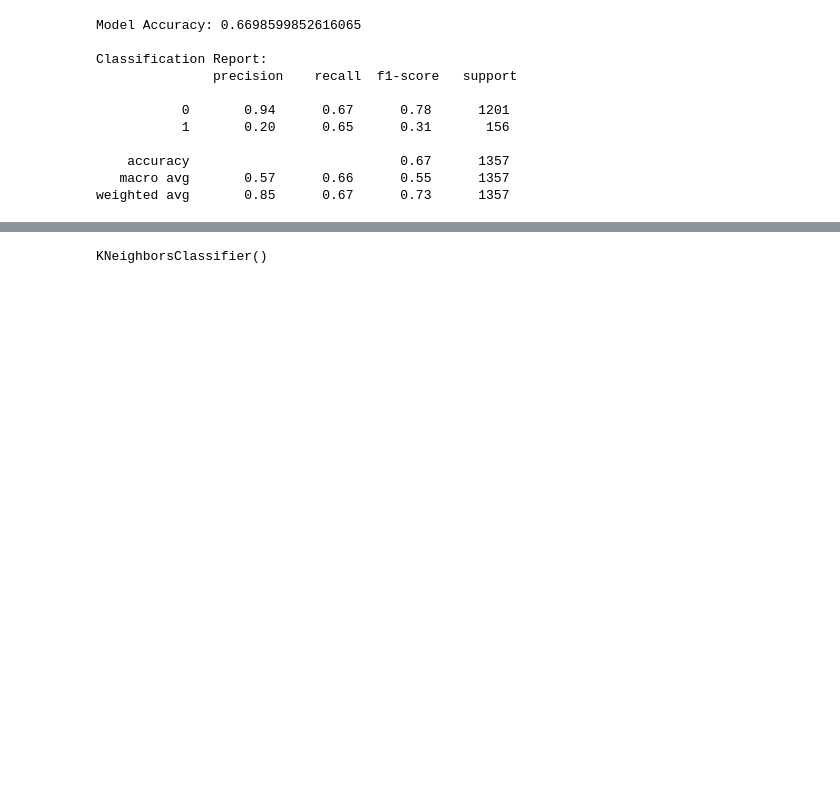
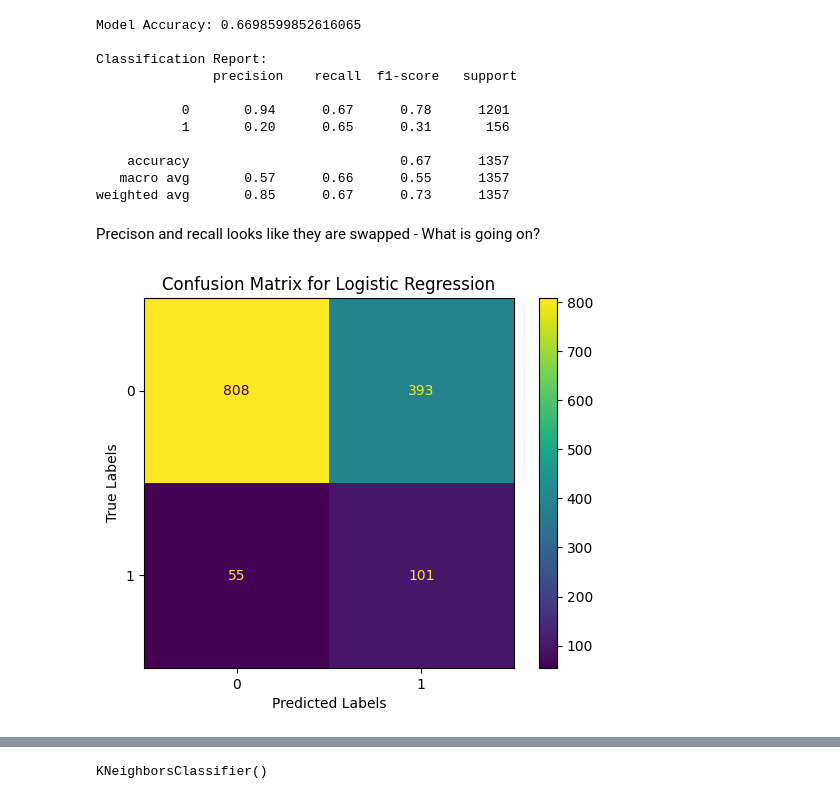
Before and after one commit to Fatai-soliu/bank-telemarketing, a Jupyter notebook: Bank_Marketing.ipynb, the cells around one changed output, grey strips where cells are left out. Drawn from its saved outputs; the diff is of its cells as text; code cells hidden in the pictures; blank space fills up the shorter version.

```diff
--- a/Bank_Marketing.ipynb
+++ b/Bank_Marketing.ipynb
@@ -560,12 +560,12 @@ LogisticRegression()
 # %%
 from sklearn.metrics import accuracy_score, classification_report
 
-y_pred = model.predict(X_test_scaled)
+y_pred_lr = model.predict(X_test_scaled)
 
 
-accuracy = accuracy_score(y_test, y_pred)
+accuracy = accuracy_score(y_test, y_pred_lr)
 print("Model Accuracy:", accuracy)
-print("\nClassification Report:\n", classification_report(y_test, y_pred))
+print("\nClassification Report:\n", classification_report(y_test, y_pred_lr))
 # %% [output]
 Model Accuracy: 0.6698599852616065
 
@@ -578,3 +578,21 @@ Classification Report:
     accuracy                           0.67      1357
    macro avg       0.57      0.66      0.55      1357
 weighted avg       0.85      0.67      0.73      1357
+# %% [markdown]
+Precison and recall looks like they are swapped - What is going on?
+# %%
+from sklearn.metrics import confusion_matrix, ConfusionMatrixDisplay
+import matplotlib.pyplot as plt
+
+# Create confusion matrix
+cm = confusion_matrix(y_test, y_pred_lr)
+
+disp = ConfusionMatrixDisplay(confusion_matrix=cm)
+disp.plot()
+disp.ax_.set_title("Confusion Matrix for Logistic Regression")
+disp.ax_.set_xlabel("Predicted Labels")
+disp.ax_.set_ylabel("True Labels")
+
+plt.show()
+# %% [output]
+[figure, added]
```
Also changed, not shown: parts of 5 cells of this notebook.
